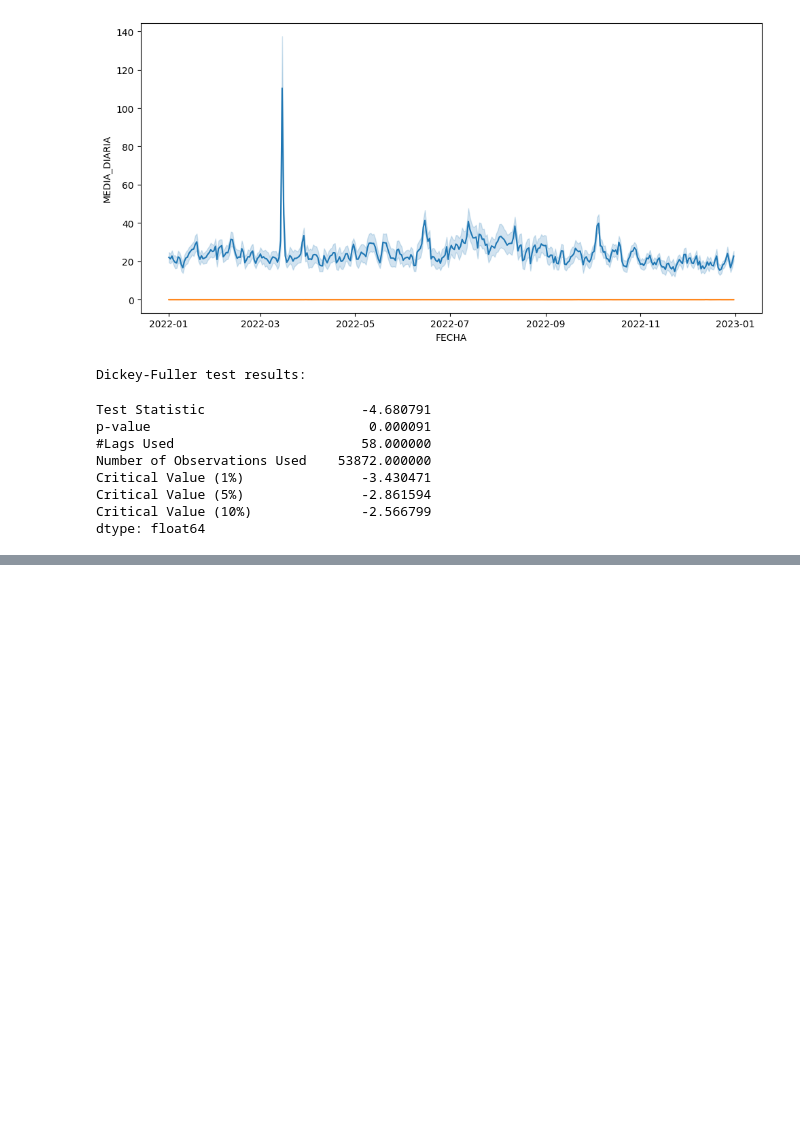
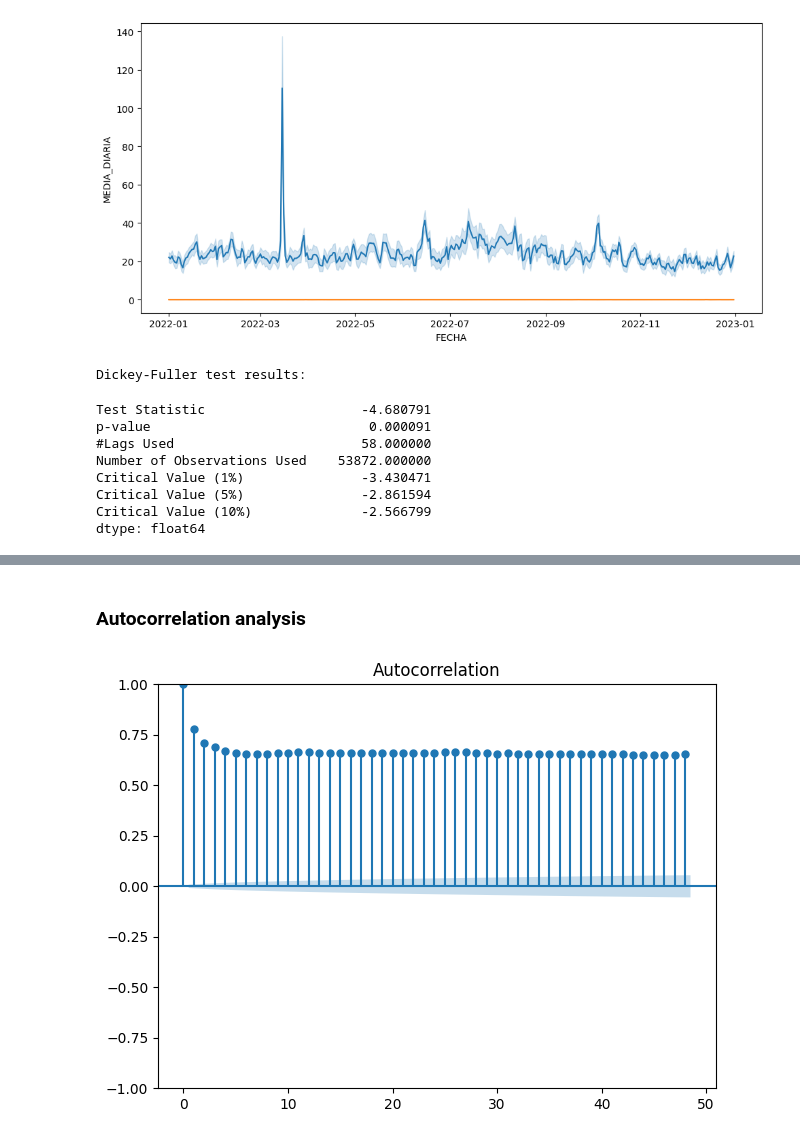
Before and after one commit to Yakondra/Final-project-air-quality, a Jupyter notebook: notebooks/TimeSeries_Madrid.ipynb, the cells around one changed output, grey strips where cells are left out. Cells and saved outputs as stored; diff of their text form; code cells hidden in the pictures; blank space fills up the shorter version.

```diff
--- a/notebooks/TimeSeries_Madrid.ipynb
+++ b/notebooks/TimeSeries_Madrid.ipynb
@@ -154,0 +170,12 @@ dtype: float64
+# %% [markdown]
+### **Autocorrelation analysis**
+# %%
+from statsmodels.graphics.tsaplots import plot_acf
+
+plot_acf(ts_df)
+
+plt.tight_layout()
+
+plt.show()
+# %% [output]
+[figure, added]
```
Also changed, not shown: parts of 2 cells of this notebook.
